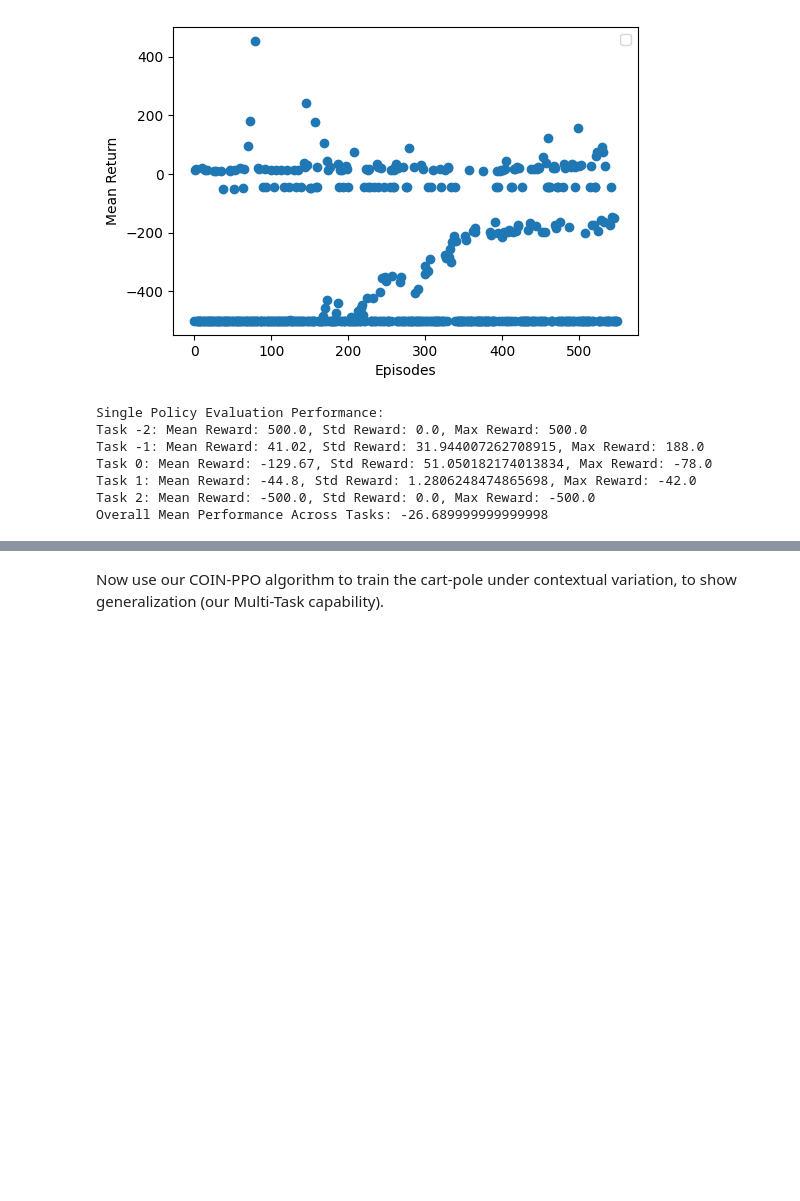
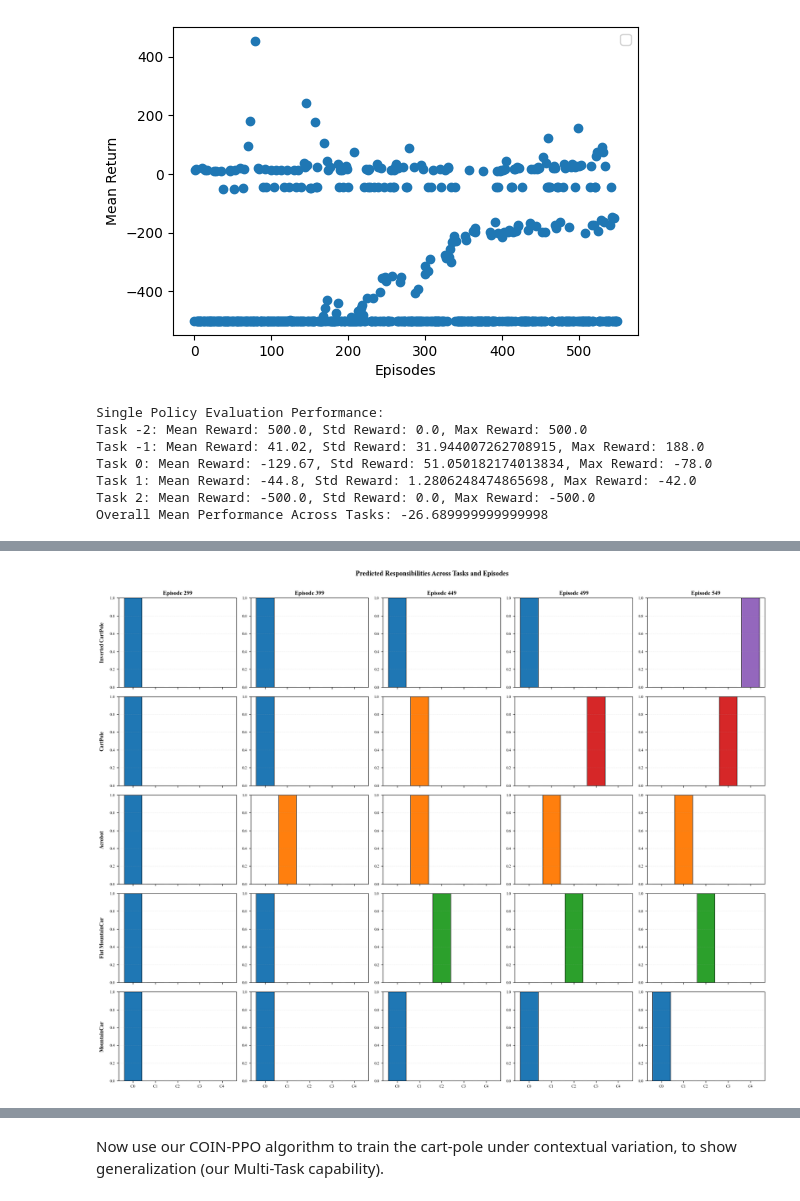
Before and after one commit to RichieRich2569/COINRL, a Jupyter notebook: figures.ipynb, the cells around one changed output, grey strips where cells are left out. Saved outputs shown, nothing was run; the diff lists cells and outputs as text; code cells hidden in the pictures; blank space fills up the shorter version.

```diff
--- a/figures.ipynb
+++ b/figures.ipynb
@@ -1455,0 +1616,81 @@ Overall Mean Performance Across Tasks: -26.689999999999998
+# %%
+# Predicted responsibility avoids novel context as a condition
+eval_p = pred_resp[:, :, :-1]
+
+# Create bar plots showing predicted responsibilities at specific episodes for each task
+# eval_p has shape (T, N, C) where T=tasks, N=episodes, C=contexts
+
+# Episodes to visualize
+episodes = [299, 399, 449, 499, 549]
+
+# Task mapping
+tasks = {-2: "Inverted CartPole", -1: "CartPole", 0: "Acrobot", 1: "Flat MountainCar", 2: "MountainCar"}
+task_values = np.array([-2, -1, 0, 1, 2])
+
+# Create a grid: 5 tasks (rows) x 5 episodes (columns)
+fig, axes = plt.subplots(5, 5, figsize=(18, 14))
+
+# Figure styling
+plt.rcParams.update({
+    "font.family": "Times New Roman",
+    "font.size": 10,
+    "axes.labelsize": 10,
+    "axes.titlesize": 10,
+})
+
+# Color palette for contexts
+colors = plt.cm.tab10(np.arange(eval_p.shape[2]))
+
+for task_idx, task_val in enumerate(task_values):
+    for ep_idx, episode in enumerate(episodes):
+        ax = axes[task_idx, ep_idx]
+
+        # Get responsibility probabilities for this task at this episode
+        context_probs = eval_p[task_idx, episode, :]
+
+        if np.nansum(context_probs) > 0:
+            context_probs = context_probs / np.nansum(context_probs)  # Normalize to sum to 1
+        else:
+            context_probs[0] = 1.0  # If all probabilities are zero/NaN, assign all mass to first context (arbitrary choice)
+
+        context_probs = np.nan_to_num(context_probs, nan=0.0)  # Replace any remaining NaNs with 0
+
+        # Create bar plot
+        contexts = [f"C{i}" for i in range(len(context_probs))]
+        bars = ax.bar(contexts, context_probs, color=colors, edgecolor="black", linewidth=0.8)
+
+        # Styling
+        ax.set_ylim([0, 1.0])
+        ax.set_ylabel("Probability", fontsize=9) if ep_idx == 0 else None
+        ax.grid(axis="y", alpha=0.3, linestyle="--", linewidth=0.5)
+
+        # Title: show episode number on top row only
+        if task_idx == 0:
+            ax.set_title(f"Episode {episode}", fontsize=11, fontweight="bold")
+
+        # Y-axis label: show task name on left column only
+        if ep_idx == 0:
+            ax.set_ylabel(tasks[task_val], fontsize=10, fontweight="bold", labelpad=10)
+        else:
+            ax.set_ylabel("")
+
+        # Adjust tick labels
+        ax.set_xticklabels(contexts, fontsize=8)
+        ax.tick_params(axis="y", labelsize=8)
+
+# Remove x-axis labels for all but bottom row
+for task_idx in range(5):
+    for ep_idx in range(5):
+        ax = axes[task_idx, ep_idx]
+        if task_idx < 4:
+            ax.set_xticklabels([])
+        else:
+            ax.set_xticklabels(ax.get_xticklabels(), fontsize=8)
+
+plt.suptitle("Predicted Responsibilities Across Tasks and Episodes",
+             fontsize=13, fontweight="bold", y=0.995)
+plt.tight_layout(rect=[0, 0, 1, 0.99])
+plt.savefig("figures/eval_probabilities_grid.png", dpi=300, bbox_inches="tight")
+plt.show()
+# %% [output]
+[figure, added]
```
Also changed, not shown: parts of 11 cells of this notebook, 4 other files.
